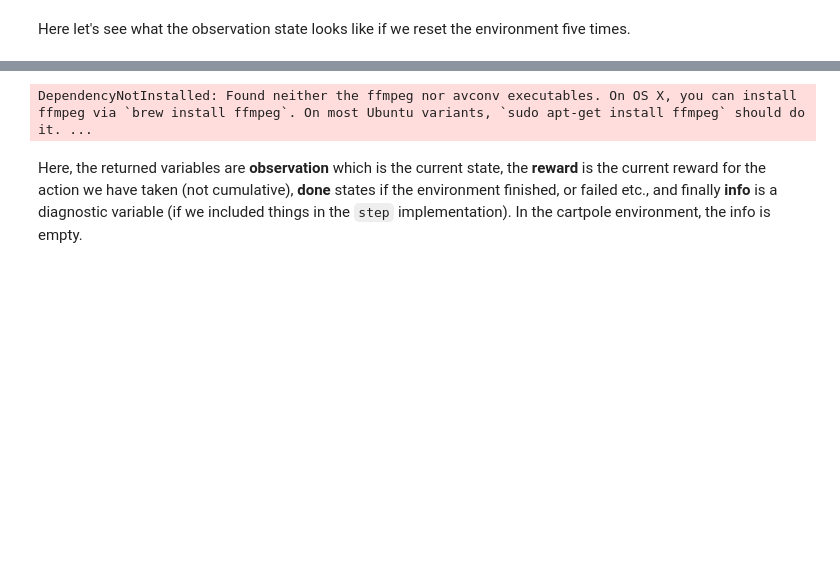
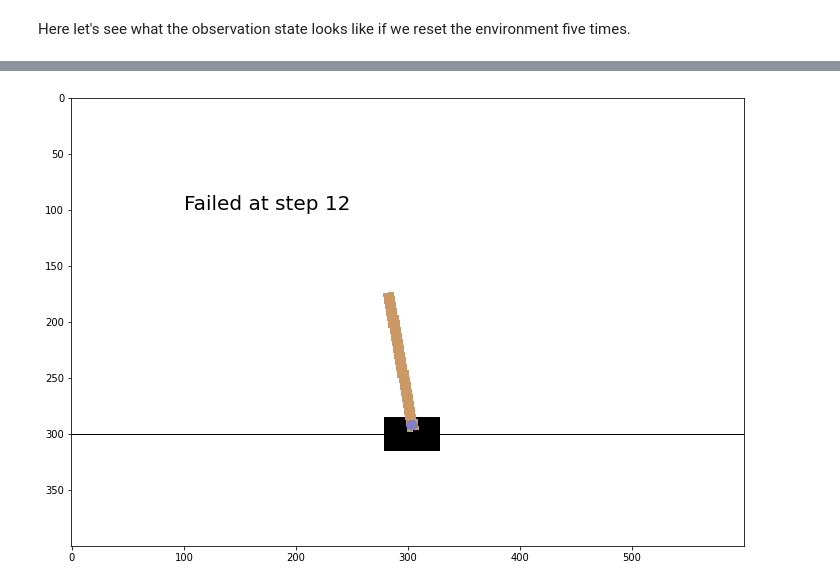
Before and after one commit to unsinclinal/wildcatter, a Jupyter notebook: examples/01_rl_hello_world_cartpole.ipynb, the cells around one changed output, grey strips where cells are left out. Drawn from its saved outputs; the diff is of its cells as text; code cells hidden in the pictures; blank space fills up the shorter version.

```diff
--- a/examples/01_rl_hello_world_cartpole.ipynb
+++ b/examples/01_rl_hello_world_cartpole.ipynb
@@ -97,18 +108,31 @@ Now let's reset the environment and take 10 steps, then we will visualize it. Si
-# %%
-from gym import wrappers
-
-env = gym.make('SpaceInvaders-v0')
-env_w = wrappers.Monitor(env, "./gym-results", force=True)
-env_w.reset()
-for idx in range(10):
-    action = env.action_space.sample()
-    observation, reward, done, info = env.step(action)
-
-    if done:
-        break
-
-env.close()
-# %% [output]
-DependencyNotInstalled: Found neither the ffmpeg nor avconv executables. On OS X, you can install ffmpeg via `brew install ffmpeg`. On most Ubuntu variants, `sudo apt-get install ffmpeg` should do it. ...
-# %% [markdown]
-Here, the returned variables are **observation** which is the current state, the **reward** is the current reward for the action we have taken (not cumulative), **done** states if the environment finished, or failed etc., and finally **info** is a diagnostic variable (if we included things in the `step` implementation). In the cartpole environment, the info is empty.
+# %%
+from IPython import display
+import matplotlib.pyplot as plt
+
+%matplotlib inline
+
+obs = env.reset()
+
+fig, ax = plt.subplots(figsize=(10, 10))
+img = ax.imshow(env.render(mode="rgb_array"), interpolation="none")
+fig.tight_layout()
+
+done = False
+for idx in range(100):
+    img.set_data(env.render(mode="rgb_array"))
+    display.display(plt.gcf())
+    display.clear_output(wait=True)
+
+    action = env.action_space.sample()
+    obs, reward, done, info = env.step(action)
+
+    if done:
+        plt.text(100, 100, f"Failed at step {idx}", fontsize=20)
+        break
+
+if not done:
+    plt.text(100, 100, f"Stable until step {idx + 1}", fontsize=20)
+
+env.close()
+# %% [output]
+[figure, added]
```
Also changed, not shown: parts of 14 cells of this notebook.
